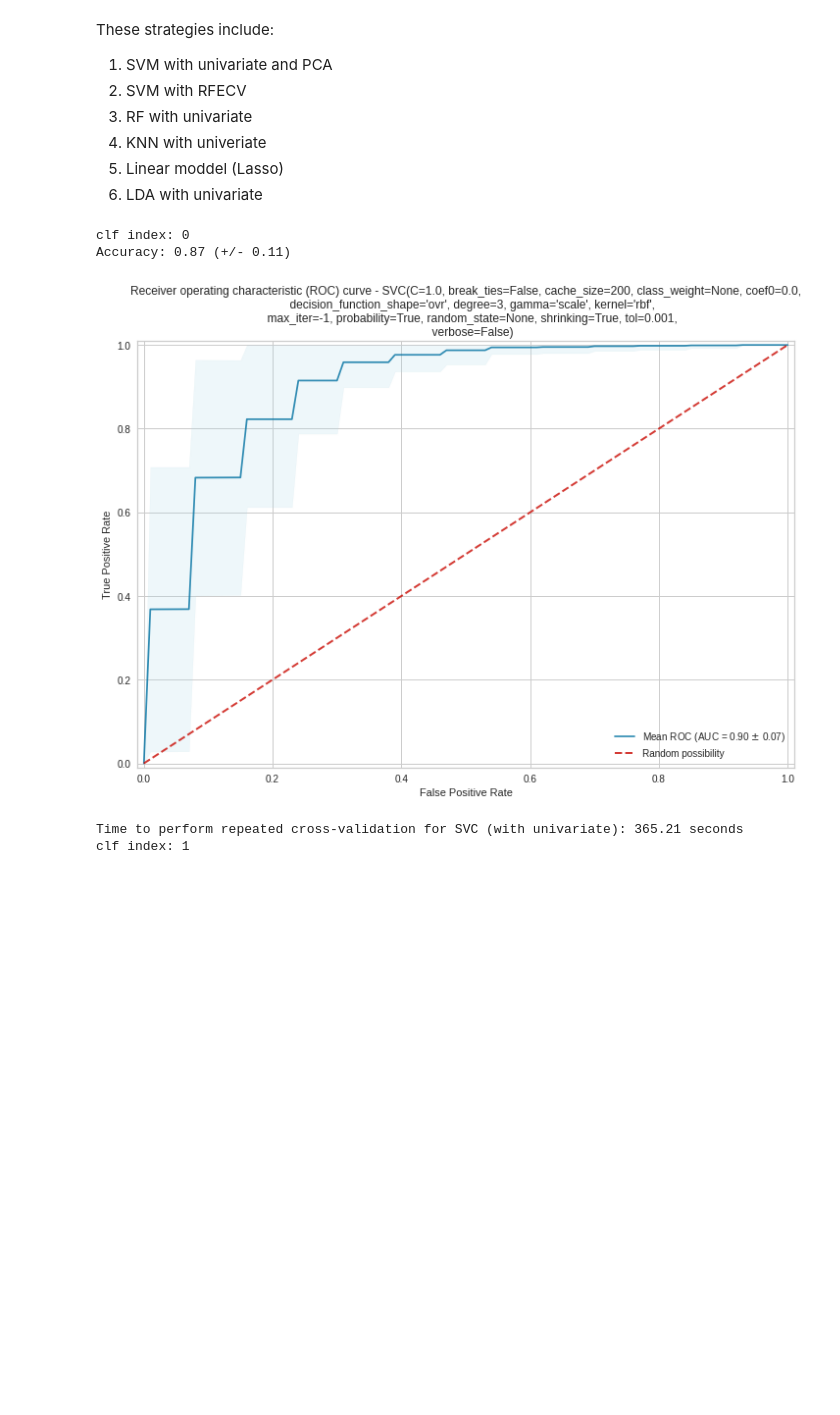
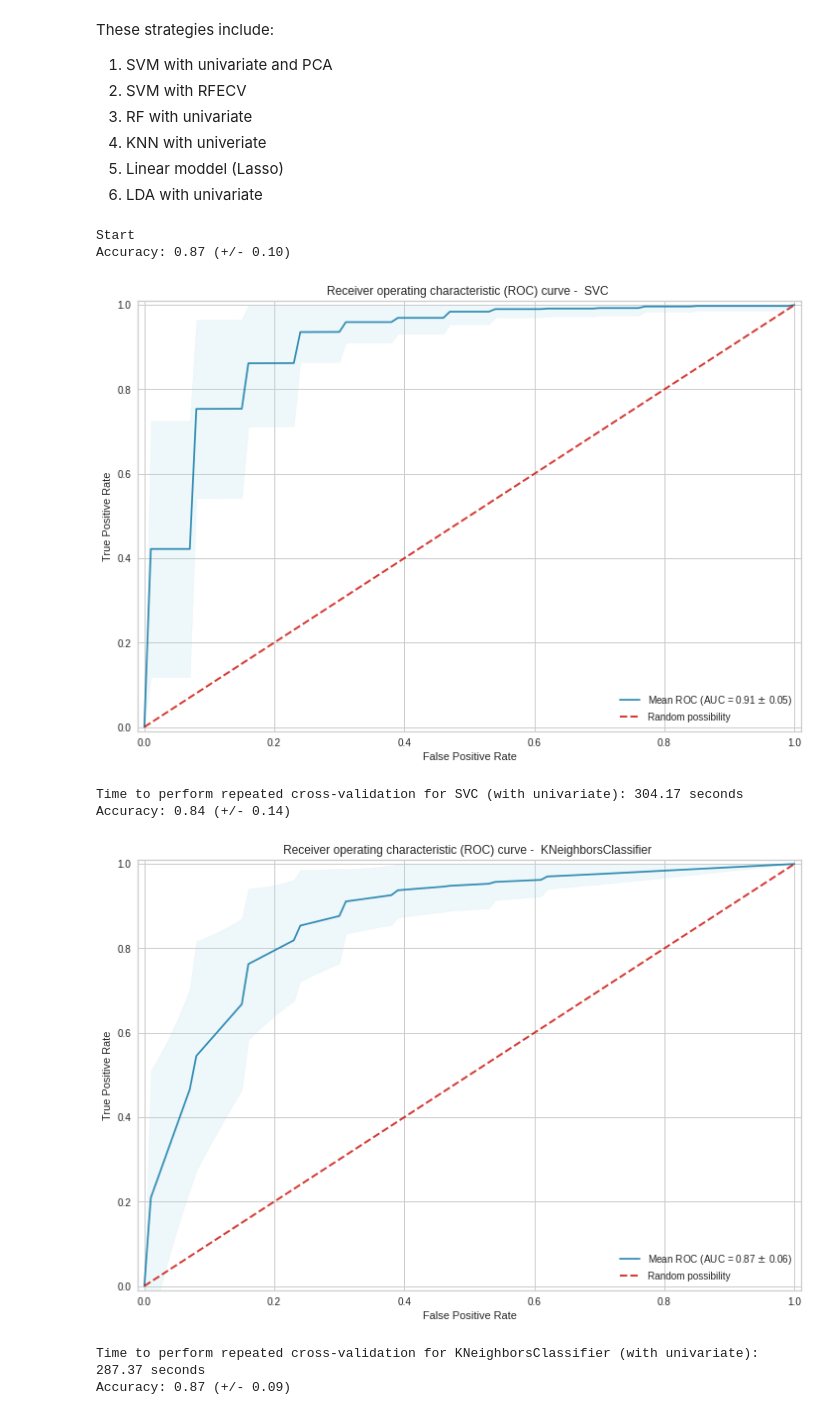
Before and after one commit to i-moes/TM10007_PROJECT, a Jupyter notebook: Final_Project.ipynb, the cells around one changed output. Drawn from its saved outputs; the diff is of its cells as text; code cells hidden in the pictures; blank space fills up the shorter version.

```diff
--- a/Final_Project.ipynb
+++ b/Final_Project.ipynb
@@ -986,6 +912,5 @@ Accuracy: 0.74
 # %%
-
-# Hyperparameter training:
+# Hyperparameter tuning.
 
 #Specifying random grid - hyperparameters:
 grid_param_svm_random = {"C": stats.uniform(1, 10), "gamma": stats.uniform(0.01, 1),'kernel': ['rbf', 'poly', 'linear']}
@@ -1005,7 +930,7 @@ hyperparameters_rf, score_rf = hyperparameter_training(RandomForestClassifier(),
 print(f'Best hyperparameters rf: {hyperparameters_rf}')
 print(f'Score hyperparameter rf: {score_rf}')
 
-hyperparameters_svm, score_svm = hyperparameter_training(svm.SVC(),grid_param_svm_random, x_train_uni, y_train)
+hyperparameters_svm, score_svm = hyperparameter_training(SVC(),grid_param_svm_random, x_train_uni, y_train)
 print(f'Best hyperparameters svm: {hyperparameters_svm}')
 print(f'Score hyperparameter svm: {score_svm}')
 
@@ -1015,9 +940,6 @@ model_svm.fit(x_train_uni, y_train)
 
 model_rf=RandomForestClassifier(**hyperparameters_rf)
 model_rf.fit(x_train_uni, y_train)
-
-# model_linear=Lasso(alpha=alpha_best, random_state = 42)
-# model_linear.fit(x_train_uni,y_train)
 
 model_knn=KNeighborsClassifier(**hyperparameters_knn)
 model_knn.fit(x_train_uni, y_train)
@@ -1075,17 +997,16 @@ labels = [i[0] for i in labels]
 labels = np.asarray(labels)
 # LGG = 0, GBM = 1
 
-## Repeated Cross-Validation
+# Repeated Cross-Validation
 
 # List with classifiers
-classifiers= [svm.SVC(probability=True),
-              svm.SVC(probability=True,  max_iter=5),
+classifiers= [SVC(probability=True),
               KNeighborsClassifier(),
               RandomForestClassifier(),
               LDA(),
               LDA()]
 
-#Specifying random grid - hyperparameters:
+#Specifying (random) grid - hyperparameters:
 grid_param_svm_random = {"clf__C": stats.uniform(1, 10), "clf__gamma": stats.uniform(0.01, 1),'clf__kernel': ['rbf', 'poly', 'linear']}
 grid_param_rf_random = {'clf__max_depth': list(range(1,20)), 'clf__min_samples_leaf': list(range(10)),
                         'clf__min_samples_split': list(range(1,20)), 'clf__n_estimators': list(range(500)),
@@ -1096,24 +1017,27 @@ grid_param_knn_random = {'clf__n_neighbors': list(range(6)), 'clf__weights':['un
 param_grid_LDA = {}
 
 
+
 # List with random parameter grids
-param_grids = [grid_param_svm_random, grid_param_svm_random, grid_param_knn_random, grid_param_rf_random, param_grid_LDA, param_grid_LDA]
+param_grids = [grid_param_svm_random, grid_param_knn_random, grid_param_rf_random, param_grid_LDA, param_grid_LDA]
 
 # RepeatedStratifiedKFold (cross-validation)
-kf = sklearn.model_selection.RepeatedStratifiedKFold(n_splits=5, n_repeats=10, random_state=9)
+kf = RepeatedStratifiedKFold(n_splits=5, n_repeats=8, random_state=9)
+
+print('Start')
 
 # Run for each classifier
 for i, (clf, param_grid) in enumerate(zip(classifiers, param_grids)):
-
-  print(f'clf index: {i}')
 
   # Create empty lists for results
   tprs = []
   aucs = []
   accuracy = []
-  models = []
 
   start = time.time()
+
+  if i == 5:
+    kf = RepeatedStratifiedKFold(n_splits=5, n_repeats=5)
 
   for num, (train, test) in enumerate(kf.split(features, labels)):
     # train is the train set and val the validation set
@@ -1123,9 +1047,9 @@ for i, (clf, param_grid) in enumerate(zip(classifiers, param_grids)):
     x_test, y_test = features_ar[test], labels[test]
 
     # SVC/RF/k-NN with Univeriate
-    if i == 0 or i == 2 or i == 3:
+    if i == 0 or i == 1 or i == 2:
       steps = [('imputation', KNNImputer(n_neighbors=5, weights='distance')),
-               ('scaler', sklearn.preprocessing.RobustScaler()),
+               ('scaler', RobustScaler()),
                ('Univariate', SelectKBest()),
                ('clf', clf)]
       pipe = Pipeline(steps)
@@ -1134,58 +1058,47 @@ for i, (clf, param_grid) in enumerate(zip(classifiers, param_grids)):
       model.fit(x_train, y_train)
       name = '' + str(clf).split('(')[0] + ' (with univariate)'
 
-    # SVC with RFECV
-    if i == 1:
-      steps = [('imputation', KNNImputer(n_neighbors=5, weights='distance')),
-               ('scaler', sklearn.preprocessing.RobustScaler()),
-               ('RFECV', RFECV(svm.SVC(kernel='linear'), step=1, cv=5,scoring='roc_auc', n_jobs=-1)),
-               ('clf', clf)]
-      pipe = Pipeline(steps)
-      model = RandomizedSearchCV(pipe, param_grid, n_iter=10, scoring='accuracy', n_jobs=-1)
-      # Fit model on train data
-      model.fit(x_train, y_train)
-      name = 'SVC (with RFECV)'
-
     # LDA with Lasso
-    if i == 4:
+    if i == 3:
       # Impute and scale data
       x_train_prep, x_test_prep = data_impute_scale(x_train, x_test)
       # Lasso
       data_train_l1, data_test_l1 = lasso_selection_cv(10, x_train_prep, y_train, x_test_prep)
-      # Fit LDA model
+      # Fit model on train data
       model = clf.fit(data_train_l1,y_train)
-      # Fit model on  train data
       name = 'LDA with Lasso'
 
     # LDA with univariate
-    if i == 5:
+    if i == 4:
       steps = [('imputation', KNNImputer(n_neighbors=5, weights='distance')),
-               ('scaler', sklearn.preprocessing.RobustScaler()),
+               ('scaler', RobustScaler()),
                ('Univariate', SelectKBest()),
                ('clf', clf)]
       pipe = Pipeline(steps)
       # Fit pipeline on train data
       model = pipe.fit(x_train, y_train)
       # Fit model on train data
       model.fit(x_train, y_train)
       name = '' + str(clf).split('(')[0] + ' (with univariate)'
 
-    if i == 4:
-      # Compute results
+
+    # Compute results
+    if i == 3:
       tprs, aucs, accuracy = results(model, data_test_l1, y_test, tprs, aucs, accuracy)
     else:
       tprs, aucs, accuracy = results(model, x_test, y_test, tprs, aucs, accuracy)
 
   results_acc_roc(tprs, aucs, accuracy, clf)
 
   end = time.time()
   seconds =  round((end - start), 2)
   print(f'Time to perform repeated cross-validation for {name}: {seconds} seconds')
-
-print('Complete')
 # %% [output]
-clf index: 0
-Accuracy: 0.87 (+/- 0.11)
+Start
+Accuracy: 0.87 (+/- 0.10)
-[figure, old version]
+[figure, new version]
-Time to perform repeated cross-validation for SVC (with univariate): 365.21 seconds
-clf index: 1
+Time to perform repeated cross-validation for SVC (with univariate): 304.17 seconds
+Accuracy: 0.84 (+/- 0.14)
+[figure, added]
+Time to perform repeated cross-validation for KNeighborsClassifier (with univariate): 287.37 seconds
+Accuracy: 0.87 (+/- 0.09)
```
Also changed, not shown: parts of 15 cells of this notebook.
